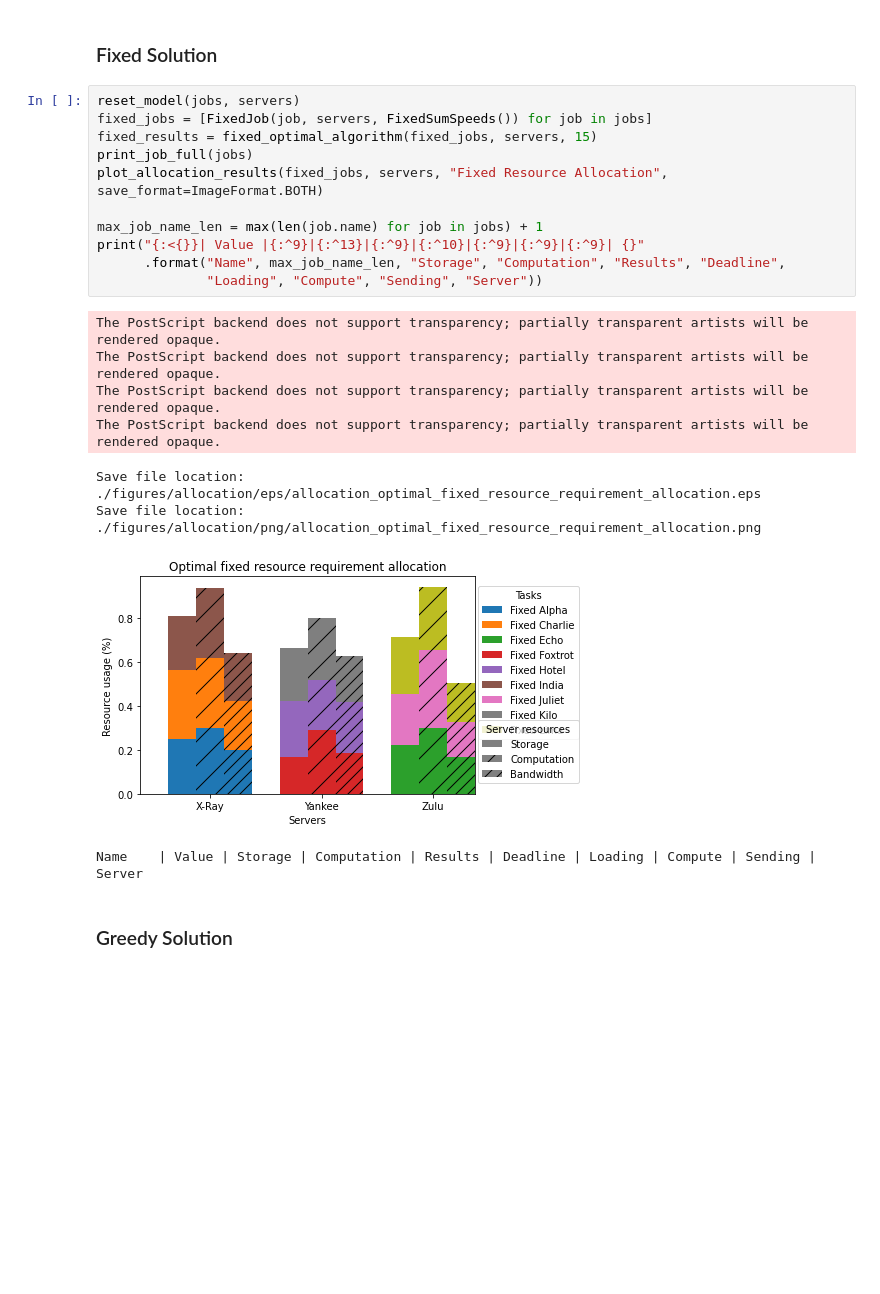
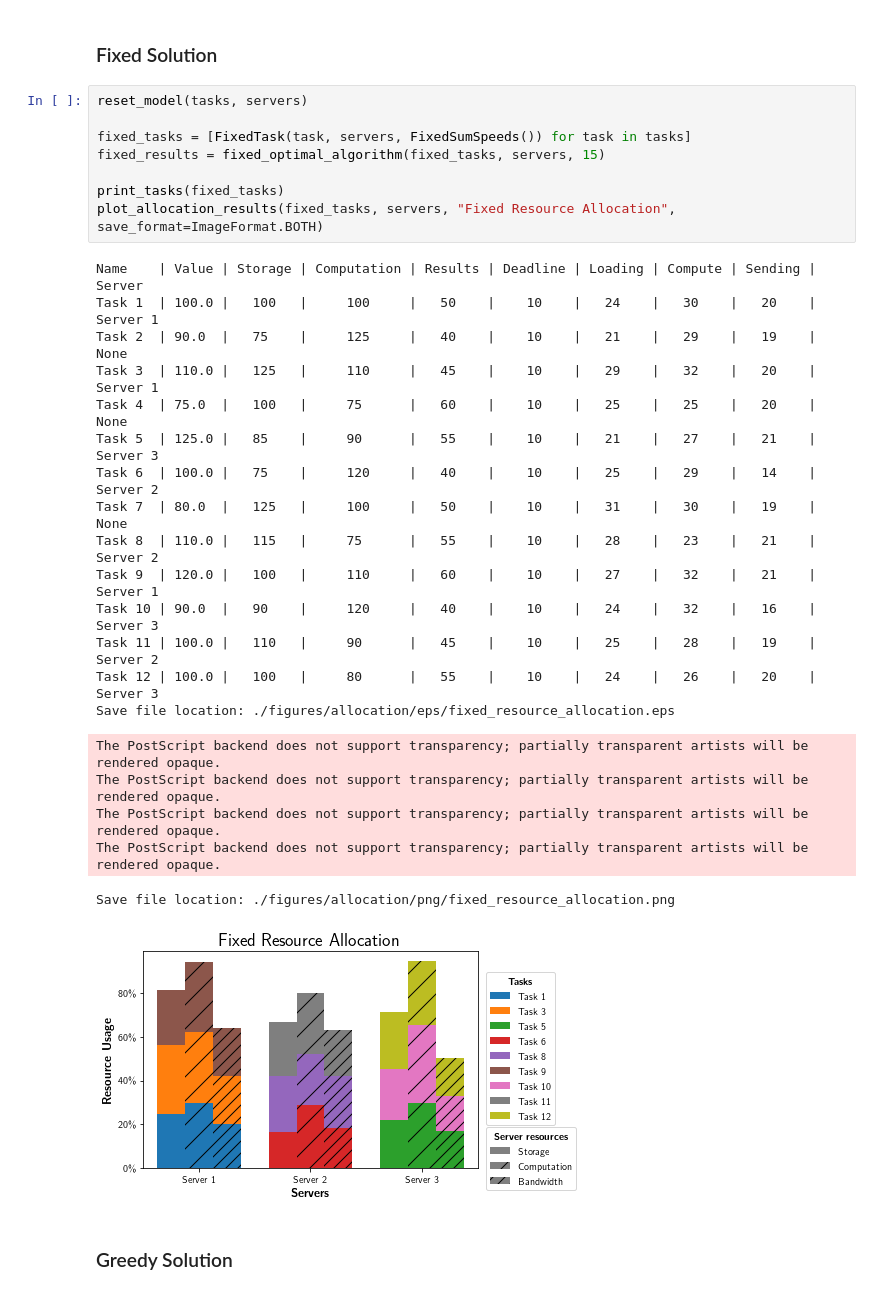
Before and after one commit to pseudo-rnd-thoughts/Elastic-Resource-Allocation, a Jupyter notebook: analysis/example_problem_case.ipynb, the cells around one changed output. Saved outputs shown, nothing was run; the diff lists cells and outputs as text; blank space fills up the shorter version.

```diff
--- a/analysis/example_problem_case.ipynb
+++ b/analysis/example_problem_case.ipynb
@@ -84,25 +85,34 @@ Save file location: ./figures/allocation/png/allocation_optimal_flexible_resourc
 # %% [markdown]
 ### Fixed Solution
-# %%
-reset_model(jobs, servers)
-fixed_jobs = [FixedJob(job, servers, FixedSumSpeeds()) for job in jobs]
-fixed_results = fixed_optimal_algorithm(fixed_jobs, servers, 15)
-print_job_full(jobs)
-plot_allocation_results(fixed_jobs, servers, "Fixed Resource Allocation", save_format=ImageFormat.BOTH)
-
-max_job_name_len = max(len(job.name) for job in jobs) + 1
-print("{:<{}}| Value |{:^9}|{:^13}|{:^9}|{:^10}|{:^9}|{:^9}|{:^9}| {}"
-      .format("Name", max_job_name_len, "Storage", "Computation", "Results", "Deadline",
-              "Loading", "Compute", "Sending", "Server"))
-# %% [output]
-The PostScript backend does not support transparency; partially transparent artists will be rendered opaque.
-The PostScript backend does not support transparency; partially transparent artists will be rendered opaque.
-The PostScript backend does not support transparency; partially transparent artists will be rendered opaque.
-The PostScript backend does not support transparency; partially transparent artists will be rendered opaque.
-Save file location: ./figures/allocation/eps/allocation_optimal_fixed_resource_requirement_allocation.eps
-Save file location: ./figures/allocation/png/allocation_optimal_fixed_resource_requirement_allocation.png
-[figure, removed]
-Name    | Value | Storage | Computation | Results | Deadline | Loading | Compute | Sending | Server
+# %%
+reset_model(tasks, servers)
+
+fixed_tasks = [FixedTask(task, servers, FixedSumSpeeds()) for task in tasks]
+fixed_results = fixed_optimal_algorithm(fixed_tasks, servers, 15)
+
+print_tasks(fixed_tasks)
+plot_allocation_results(fixed_tasks, servers, "Fixed Resource Allocation", save_format=ImageFormat.BOTH)
+# %% [output]
+Name    | Value | Storage | Computation | Results | Deadline | Loading | Compute | Sending | Server
+Task 1  | 100.0 |   100   |     100     |   50    |    10    |   24    |   30    |   20    | Server 1
+Task 2  | 90.0  |   75    |     125     |   40    |    10    |   21    |   29    |   19    |   None
+Task 3  | 110.0 |   125   |     110     |   45    |    10    |   29    |   32    |   20    | Server 1
+Task 4  | 75.0  |   100   |     75      |   60    |    10    |   25    |   25    |   20    |   None
+Task 5  | 125.0 |   85    |     90      |   55    |    10    |   21    |   27    |   21    | Server 3
+Task 6  | 100.0 |   75    |     120     |   40    |    10    |   25    |   29    |   14    | Server 2
+Task 7  | 80.0  |   125   |     100     |   50    |    10    |   31    |   30    |   19    |   None
+Task 8  | 110.0 |   115   |     75      |   55    |    10    |   28    |   23    |   21    | Server 2
+Task 9  | 120.0 |   100   |     110     |   60    |    10    |   27    |   32    |   21    | Server 1
+Task 10 | 90.0  |   90    |     120     |   40    |    10    |   24    |   32    |   16    | Server 3
+Task 11 | 100.0 |   110   |     90      |   45    |    10    |   25    |   28    |   19    | Server 2
+Task 12 | 100.0 |   100   |     80      |   55    |    10    |   24    |   26    |   20    | Server 3
+Save file location: ./figures/allocation/eps/fixed_resource_allocation.eps
+The PostScript backend does not support transparency; partially transparent artists will be rendered opaque.
+The PostScript backend does not support transparency; partially transparent artists will be rendered opaque.
+The PostScript backend does not support transparency; partially transparent artists will be rendered opaque.
+The PostScript backend does not support transparency; partially transparent artists will be rendered opaque.
+Save file location: ./figures/allocation/png/fixed_resource_allocation.png
+[figure, added]
 # %% [markdown]
 ### Greedy Solution
 # %%
```
Also changed, not shown: parts of 6 cells of this notebook, 31 other files.
